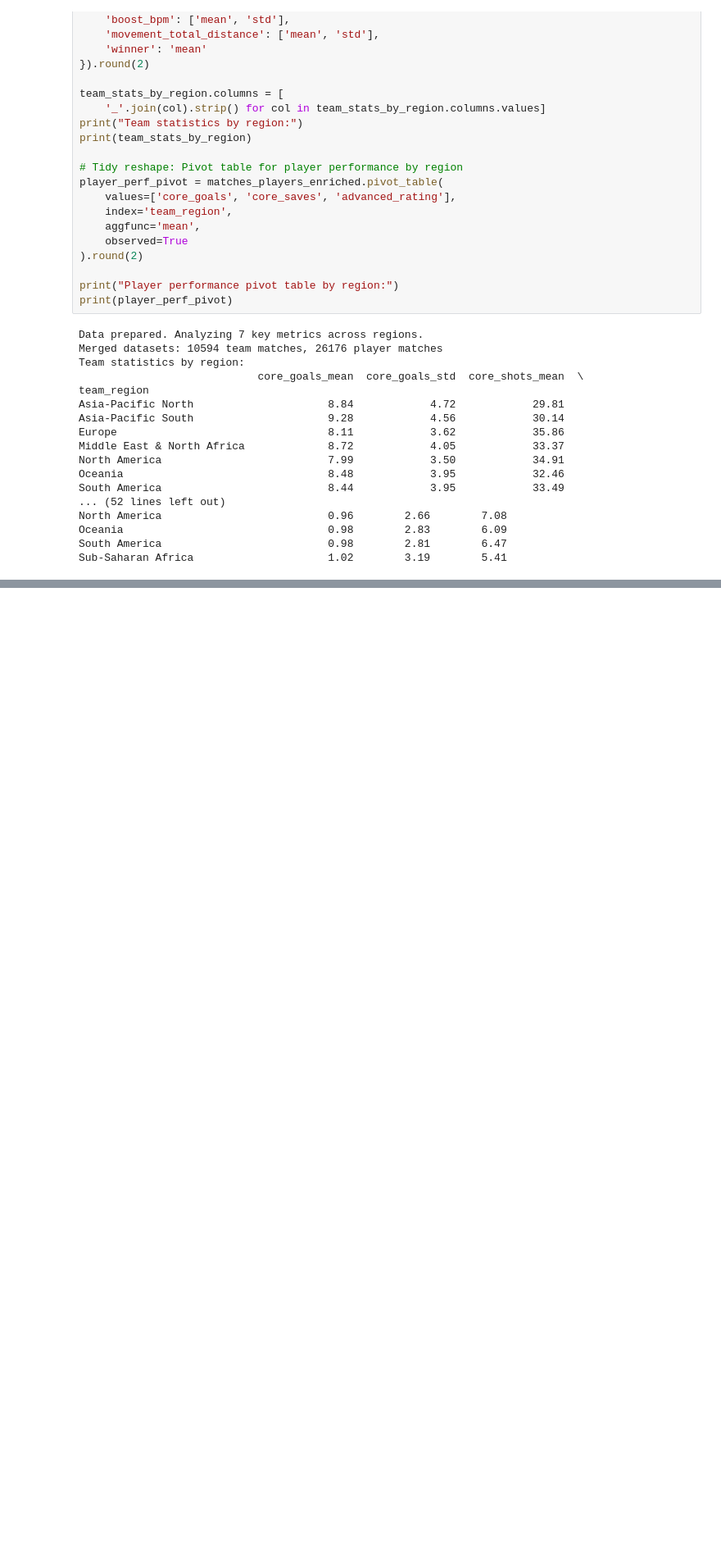
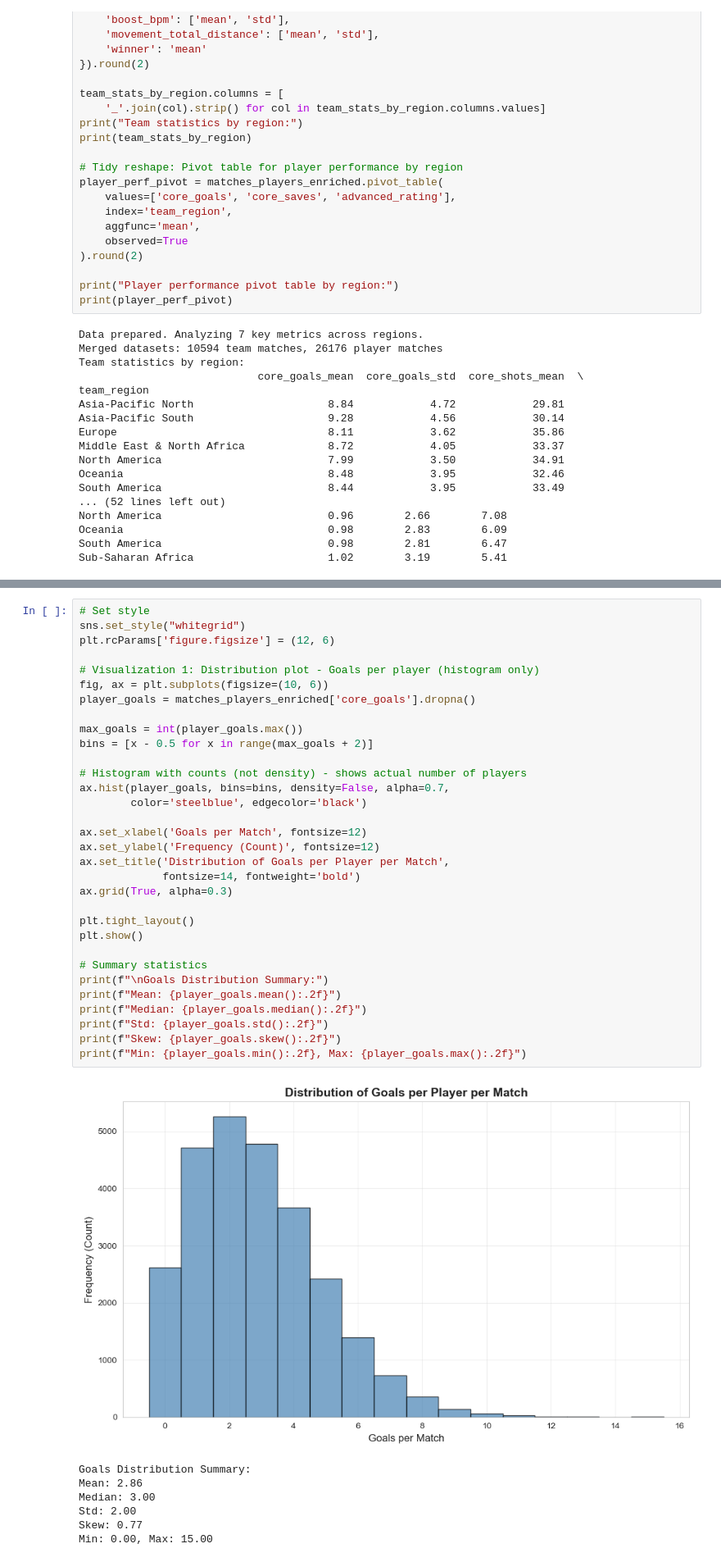
Before and after one commit to IT2053C-Gilany/final-project-smanzler, a Jupyter notebook: final-project.ipynb, the cells around one changed output, grey strips where cells are left out. Shown at 82% size. Saved outputs shown, nothing was run; the diff lists cells and outputs as text; blank space fills up the shorter version.

Commit message:
added first visualization

```diff
--- a/final-project.ipynb
+++ b/final-project.ipynb
@@ -606,0 +615,40 @@ Sub-Saharan Africa                     1.02        3.19        5.41
+# %%
+# Set style
+sns.set_style("whitegrid")
+plt.rcParams['figure.figsize'] = (12, 6)
+
+# Visualization 1: Distribution plot - Goals per player (histogram only)
+fig, ax = plt.subplots(figsize=(10, 6))
+player_goals = matches_players_enriched['core_goals'].dropna()
+
+max_goals = int(player_goals.max())
+bins = [x - 0.5 for x in range(max_goals + 2)]
+
+# Histogram with counts (not density) - shows actual number of players
+ax.hist(player_goals, bins=bins, density=False, alpha=0.7,
+        color='steelblue', edgecolor='black')
+
+ax.set_xlabel('Goals per Match', fontsize=12)
+ax.set_ylabel('Frequency (Count)', fontsize=12)
+ax.set_title('Distribution of Goals per Player per Match',
+             fontsize=14, fontweight='bold')
+ax.grid(True, alpha=0.3)
+
+plt.tight_layout()
+plt.show()
+
+# Summary statistics
+print(f"\nGoals Distribution Summary:")
+print(f"Mean: {player_goals.mean():.2f}")
+print(f"Median: {player_goals.median():.2f}")
+print(f"Std: {player_goals.std():.2f}")
+print(f"Skew: {player_goals.skew():.2f}")
+print(f"Min: {player_goals.min():.2f}, Max: {player_goals.max():.2f}")
+# %% [output]
+[figure, added]
+Goals Distribution Summary:
+Mean: 2.86
+Median: 3.00
+Std: 2.00
+Skew: 0.77
+Min: 0.00, Max: 15.00
```
Also changed, not shown: parts of 2 cells of this notebook.
